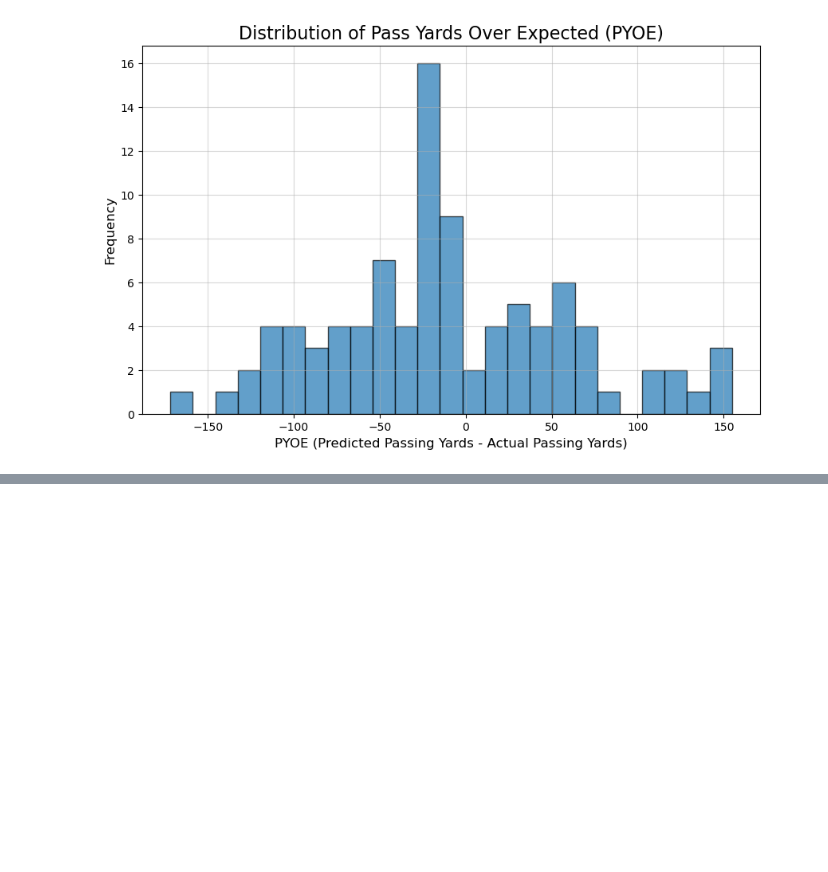
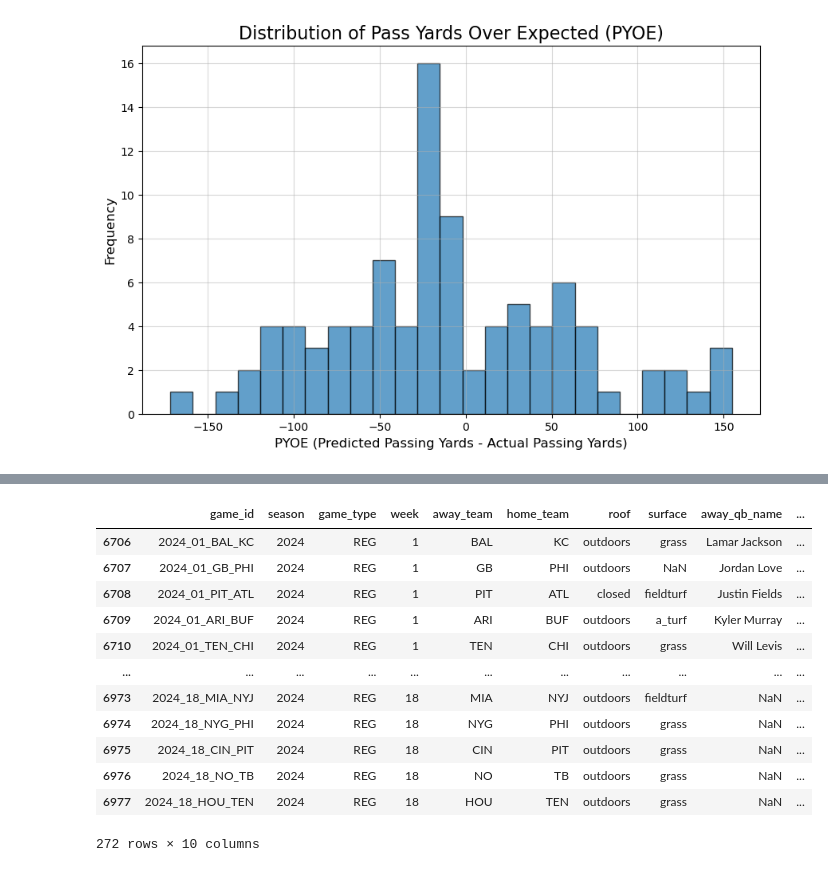
Before and after one commit to bhuggard/CheckTheCover, a Jupyter notebook: testnocom.ipynb, the cells around one changed output, grey strips where cells are left out. Saved outputs shown, nothing was run; the diff lists cells and outputs as text; code cells hidden in the pictures; blank space fills up the shorter version.

Commit message:
schedule problem start

```diff
--- a/testnocom.ipynb
+++ b/testnocom.ipynb
@@ -455,0 +505,25 @@ plt.show()
+# %%
+schedules_df_less = schedules_df.drop(columns = ['gameday', 'weekday',
+       'gametime','away_score','home_score', 'location', 'result', 'total', 'overtime', 'old_game_id', 'gsis',
+       'nfl_detail_id', 'pfr', 'pff', 'espn', 'ftn', 'away_rest', 'home_rest',
+       'away_moneyline', 'home_moneyline', 'spread_line', 'away_spread_odds',
+       'home_spread_odds', 'total_line', 'under_odds', 'over_odds', 'div_game', 'temp', 'wind', 'away_qb_id', 'home_qb_id','away_coach', 'home_coach', 'referee',
+       'stadium_id', 'stadium'])
+
+#maybe include ['away_moneyline', 'home_moneyline', 'spread_line', 'away_spread_odds','home_spread_odds', 'total_line', 'under_odds', 'over_odds'] in future work
+# %%
+schedules_df_less
+# %% [output]
+|  | game_id | season | game_type | week | away_team | home_team | roof | surface | away_qb_name | ... |
+| 6706 | 2024_01_BAL_KC | 2024 | REG | 1 | BAL | KC | outdoors | grass | Lamar Jackson | ... |
+| 6707 | 2024_01_GB_PHI | 2024 | REG | 1 | GB | PHI | outdoors | NaN | Jordan Love | ... |
+| 6708 | 2024_01_PIT_ATL | 2024 | REG | 1 | PIT | ATL | closed | fieldturf | Justin Fields | ... |
+| 6709 | 2024_01_ARI_BUF | 2024 | REG | 1 | ARI | BUF | outdoors | a_turf | Kyler Murray | ... |
+| 6710 | 2024_01_TEN_CHI | 2024 | REG | 1 | TEN | CHI | outdoors | grass | Will Levis | ... |
+| ... | ... | ... | ... | ... | ... | ... | ... | ... | ... | ... |
+| 6973 | 2024_18_MIA_NYJ | 2024 | REG | 18 | MIA | NYJ | outdoors | fieldturf | NaN | ... |
+| 6974 | 2024_18_NYG_PHI | 2024 | REG | 18 | NYG | PHI | outdoors | grass | NaN | ... |
+| 6975 | 2024_18_CIN_PIT | 2024 | REG | 18 | CIN | PIT | outdoors | grass | NaN | ... |
+| 6976 | 2024_18_NO_TB | 2024 | REG | 18 | NO | TB | outdoors | grass | NaN | ... |
+| 6977 | 2024_18_HOU_TEN | 2024 | REG | 18 | HOU | TEN | outdoors | grass | NaN | ... |
+272 rows × 10 columns
```
Also changed, not shown: parts of 4 cells of this notebook, 1 other file.
